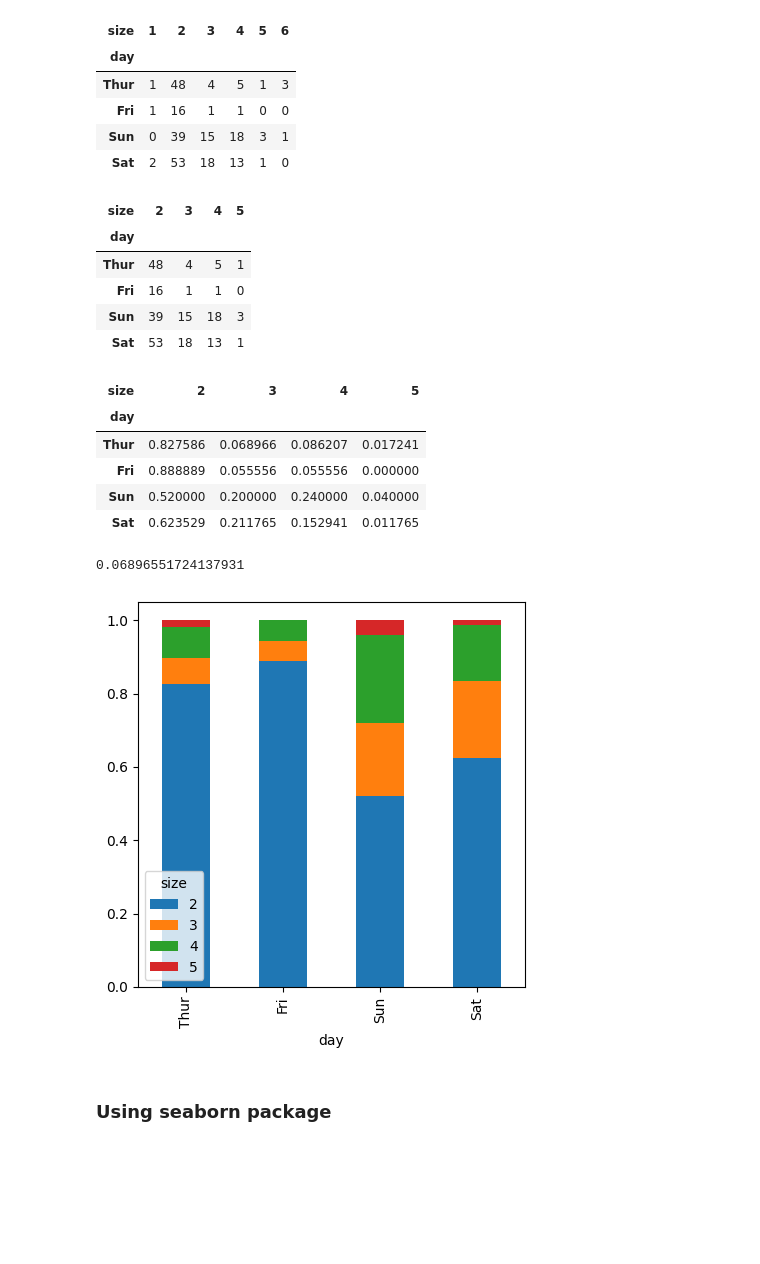
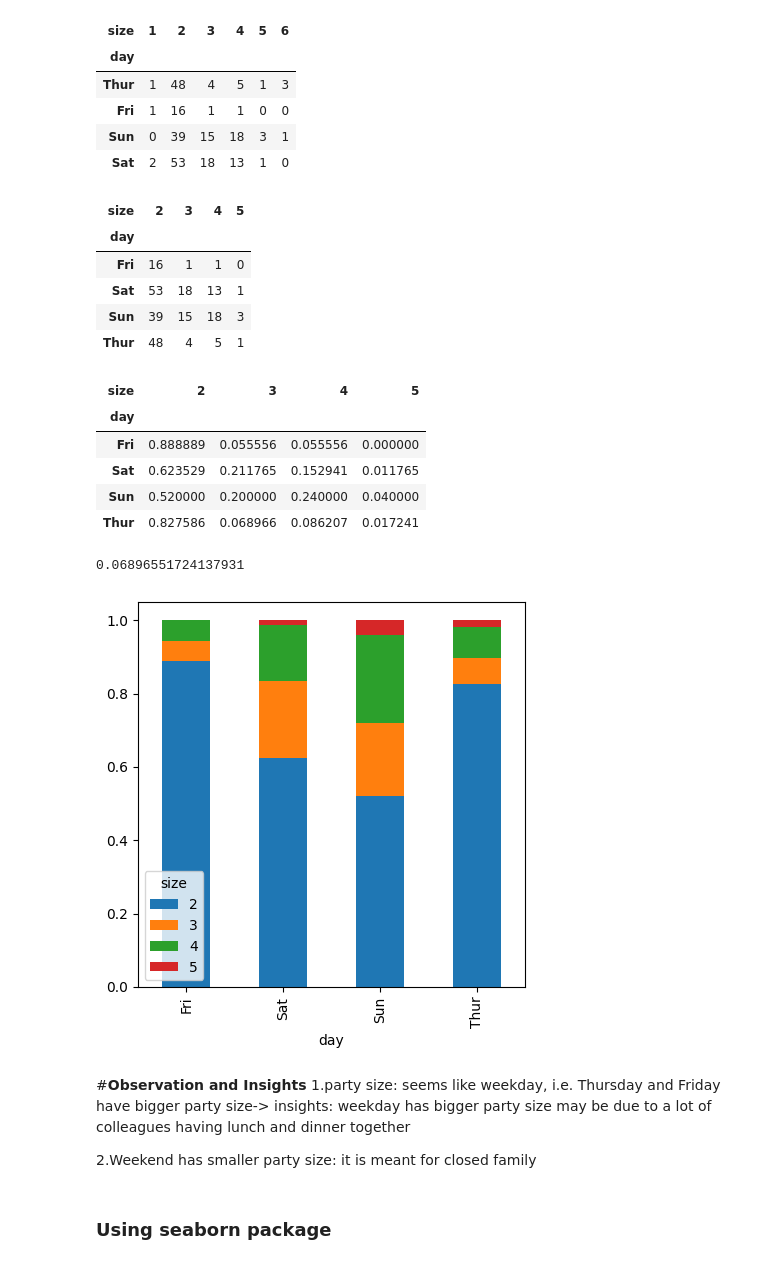
Before and after one commit to Fattestalen/stqd6014, a Jupyter notebook: “P146667_03_Week12_Plotting_Visualization_20241224_WC_ipynb”的副本.ipynb, the cells around one changed output. Saved outputs shown, nothing was run; the diff lists cells and outputs as text; code cells hidden in the pictures; blank space fills up the shorter version.

```diff
--- a/“P146667_03_Week12_Plotting_Visualization_20241224_WC_ipynb”的副本.ipynb
+++ b/“P146667_03_Week12_Plotting_Visualization_20241224_WC_ipynb”的副本.ipynb
@@ -465,5 +465,7 @@ tips
 # %%
 # Create a frequency table
+party_counts = pd.crosstab(tips['day'],tips['size'])
+party_counts
 # %% [output]
 | size | 1 | 2 | 3 | 4 | 5 | 6 |
 | day |  |  |  |  |  |  |
@@ -482,25 +484,28 @@ tips
 | Sat | 2 | 53 | 18 | 13 | 1 | 0 |
 # %%
 # Extract party_count from col 2 to 5
+party_counts = party_counts.loc[:,2:5]
 # %%
 # Show content for party_counts
 party_counts
 # %% [output]
 | size | 2 | 3 | 4 | 5 |
 | day |  |  |  |  |
+| Fri | 16 | 1 | 1 | 0 |
+| Sat | 53 | 18 | 13 | 1 |
+| Sun | 39 | 15 | 18 | 3 |
 | Thur | 48 | 4 | 5 | 1 |
-| Fri | 16 | 1 | 1 | 0 |
-| Sun | 39 | 15 | 18 | 3 |
-| Sat | 53 | 18 | 13 | 1 |
 # %%
 # Normalize each row to sum to 1
+party_pcts = party_counts.div(party_counts.sum(axis='columns'),axis='index')
+party_pcts
 # %% [output]
 | size | 2 | 3 | 4 | 5 |
 | day |  |  |  |  |
+| Fri | 0.888889 | 0.055556 | 0.055556 | 0.000000 |
+| Sat | 0.623529 | 0.211765 | 0.152941 | 0.011765 |
+| Sun | 0.520000 | 0.200000 | 0.240000 | 0.040000 |
 | Thur | 0.827586 | 0.068966 | 0.086207 | 0.017241 |
-| Fri | 0.888889 | 0.055556 | 0.055556 | 0.000000 |
-| Sun | 0.520000 | 0.200000 | 0.240000 | 0.040000 |
-| Sat | 0.623529 | 0.211765 | 0.152941 | 0.011765 |
 # %%
 # To check documentation for div() function
 party_counts.div?
@@ -511,8 +516,16 @@ party_counts.div?
 0.06896551724137931
 # %%
 # Stacked bar plot
+party_pcts.plot.bar(stacked=True);
 # %% [output]
-[figure, old version]
+[figure, new version]
+# %% [markdown]
+#**Observation and Insights**
+1.party size: seems like weekday, i.e. Thursday and Friday have bigger party
+size-> insights: weekday has bigger party size may be due to a lot of
+colleagues having lunch and dinner together
+
+2.Weekend has smaller party size: it is meant for closed family
 # %% [markdown]
 ### **Using seaborn package**
 # %%
```
Also changed, not shown: parts of 27 cells of this notebook.
